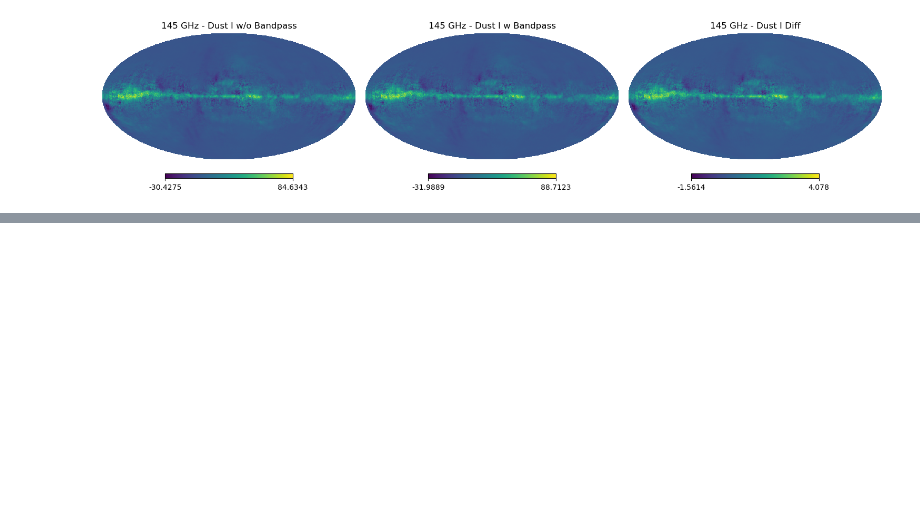
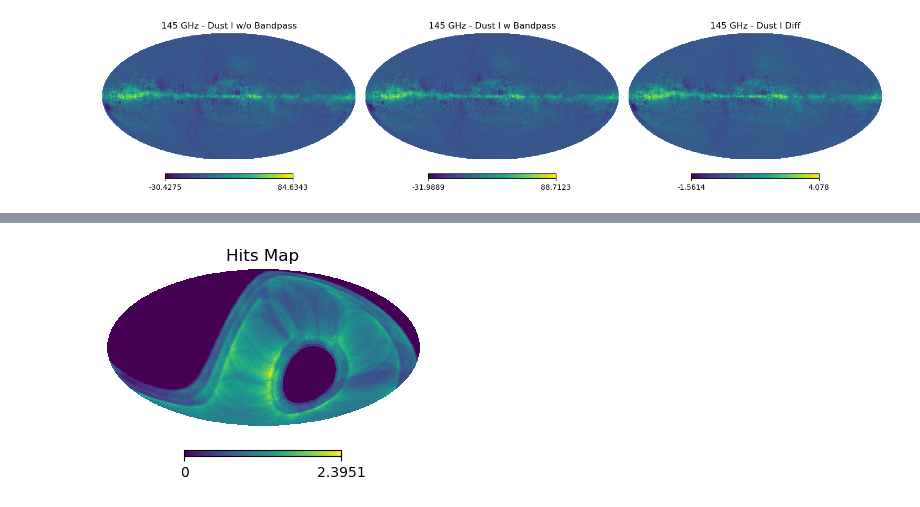
Before and after one commit to antolonappan/solat_cb, a Jupyter notebook: notebooks/signal.ipynb, the cells around one changed output, grey strips where cells are left out. Cells and saved outputs as stored; diff of their text form; code cells hidden in the pictures; blank space fills up the shorter version.

```diff
--- a/notebooks/signal.ipynb
+++ b/notebooks/signal.ipynb
@@ -63 +86,5 @@ n = Noise(512)
+# %%
+hp.mollview(n.hits_map,title='Hits Map',sub=(1,2,1))
+# %% [output]
+[figure, added]
 # %%
```
Also changed, not shown: parts of 38 cells of this notebook, 3 other files.
